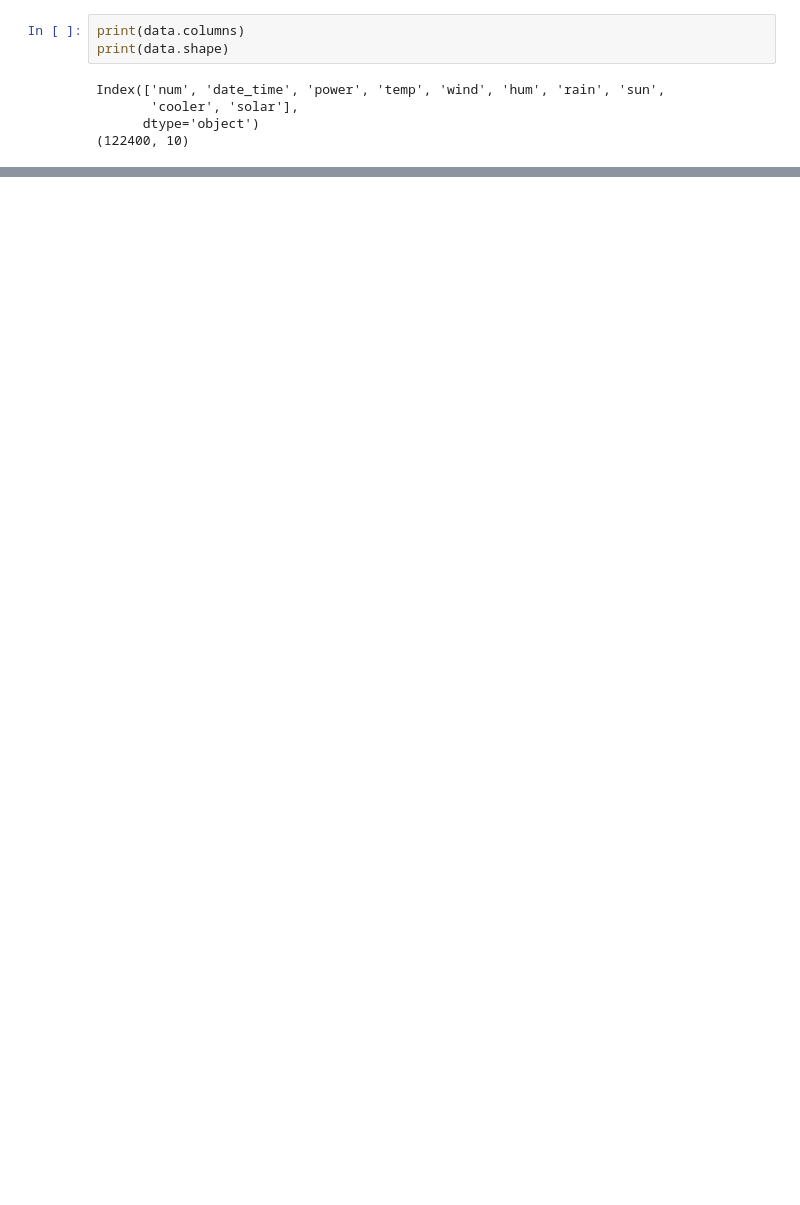
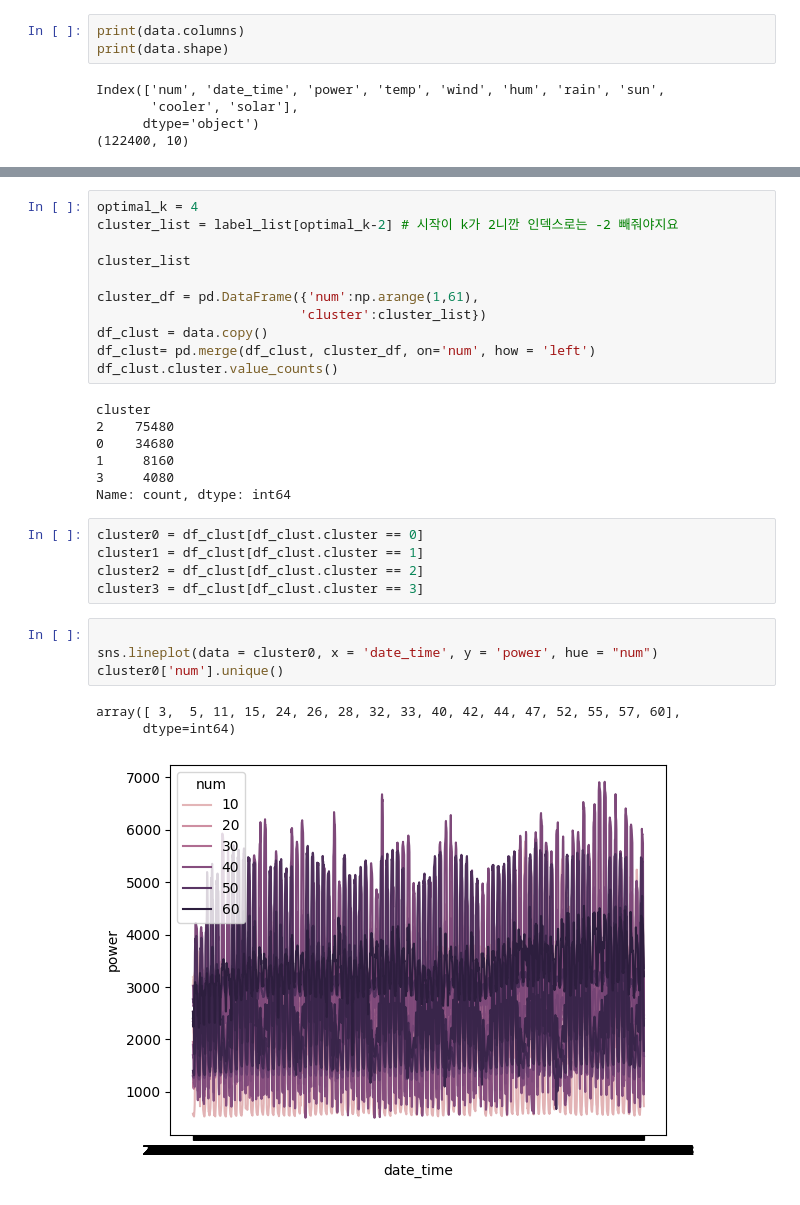
Before and after one commit to AhyeongJ/LS_Project2, a Jupyter notebook: project2.ipynb, the cells around one changed output, grey strips where cells are left out. Cells and saved outputs as stored; diff of their text form; blank space fills up the shorter version.

```diff
--- a/project2.ipynb
+++ b/project2.ipynb
@@ -56,0 +146,31 @@ max         1.000000
+# %%
+optimal_k = 4
+cluster_list = label_list[optimal_k-2] # 시작이 k가 2니깐 인덱스로는 -2 빼줘야지요
+
+cluster_list
+
+cluster_df = pd.DataFrame({'num':np.arange(1,61),
+                          'cluster':cluster_list})
+df_clust = data.copy()
+df_clust= pd.merge(df_clust, cluster_df, on='num', how = 'left')
+df_clust.cluster.value_counts()
+# %% [output]
+cluster
+2    75480
+0    34680
+1     8160
+3     4080
+Name: count, dtype: int64
+# %%
+cluster0 = df_clust[df_clust.cluster == 0]
+cluster1 = df_clust[df_clust.cluster == 1]
+cluster2 = df_clust[df_clust.cluster == 2]
+cluster3 = df_clust[df_clust.cluster == 3]
+# %%
+
+sns.lineplot(data = cluster0, x = 'date_time', y = 'power', hue = "num")
+cluster0['num'].unique()
+# %% [output]
+array([ 3,  5, 11, 15, 24, 26, 28, 32, 33, 40, 42, 44, 47, 52, 55, 57, 60],
+      dtype=int64)
+[figure, added]
```
Also changed, not shown: parts of 8 cells of this notebook, 2 other files.
